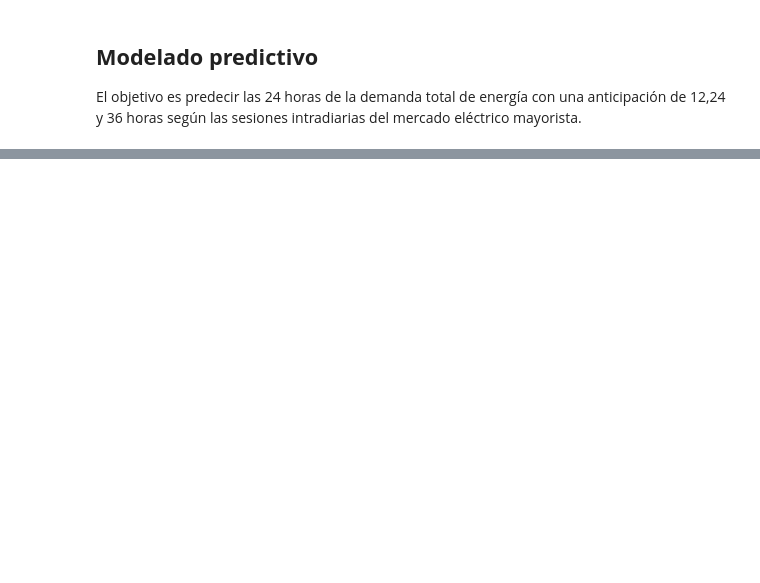
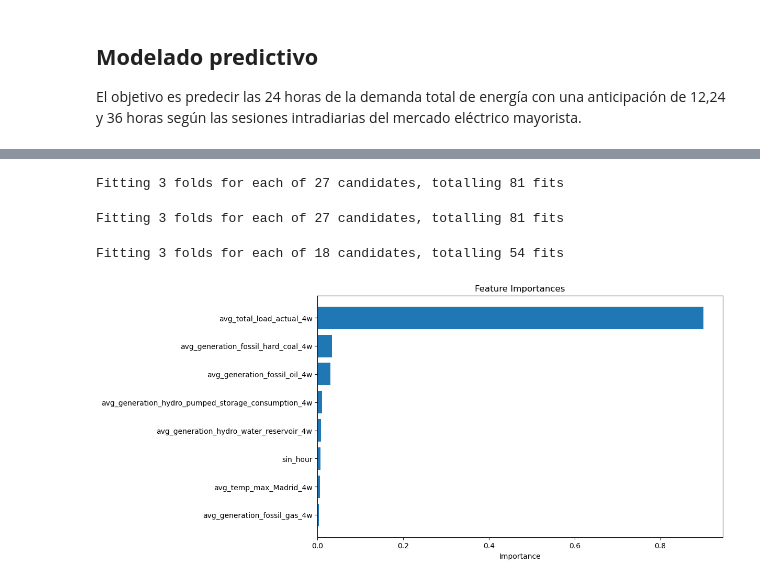
Before and after one commit to pablofem/TFM, a Jupyter notebook: DATA_MODELING.ipynb, the cells around one changed output, grey strips where cells are left out. Drawn from its saved outputs; the diff is of its cells as text; code cells hidden in the pictures; blank space fills up the shorter version.

Commit message:
[add] model training functions

```diff
--- a/DATA_MODELING.ipynb
+++ b/DATA_MODELING.ipynb
@@ -114,4 +114,4 @@ def split_train_test_date(data, target_col, sep_date):
 # %%
 market_offer_dataset = pd.read_pickle('./modeling_datasets/market_offer_dataset.pkl')
 market_offer_dataset = add_total_demand(market_offer_dataset, basic_dataset)
-X_train, y_train, X_test, y_test = split_train_test_date(market_offer_dataset, "total_load_actual", dt.datetime(2018,1,1,0))
+X_train, y_train, X_test, y_test, test_data = split_train_test_date(market_offer_dataset, "total_load_actual", dt.datetime(2018,1,1,0))
@@ -156,2 +117,0 @@ def train_best_model(X_train, y_train, model_name):
-# %%
-train_best_model(X_train, y_train, "randomForest")
@@ -159,0 +118,5 @@ KeyboardInterrupt:
+# %%
+min_variance = 0.95
+summary, X_reduced, num_components, pca_transformer = apply_pca(X_train, min_variance)
+selected_features = keep_k_best(X_train, y_train, num_components)
+selected_features
@@ -159,0 +132,12 @@ KeyboardInterrupt:
+# %%
+rfo_model = train_model(X_train[selected_features], y_train, "randomForest")
+# %% [output]
+Fitting 3 folds for each of 27 candidates, totalling 81 fits
+# %%
+xgb_model = train_model(X_train[selected_features], y_train, "XGBoost")
+# %% [output]
+Fitting 3 folds for each of 27 candidates, totalling 81 fits
+# %%
+mlp_model = train_model(X_train[selected_features], y_train, "MLP")
+# %% [output]
+Fitting 3 folds for each of 18 candidates, totalling 54 fits
@@ -159,0 +147,19 @@ KeyboardInterrupt:
+# %%
+# Get feature importances
+importances = rfo_model.feature_importances_
+
+# Create a DataFrame for feature importances
+feature_importances_df = pd.DataFrame({
+    'Feature': X_train[selected_features].columns,
+    'Importance': importances
+}).sort_values(by='Importance', ascending=False)
+
+# Plot feature importances
+plt.figure(figsize=(10, 6))
+plt.barh(feature_importances_df['Feature'], feature_importances_df['Importance'])
+plt.xlabel('Importance')
+plt.title('Feature Importances')
+plt.gca().invert_yaxis()
+plt.show()
+# %% [output]
+[figure, added]
```
Also changed, not shown: parts of 9 cells of this notebook, 1 other file.
